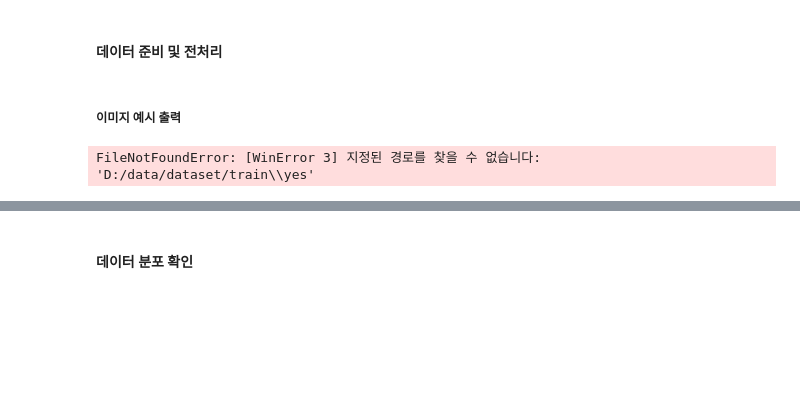
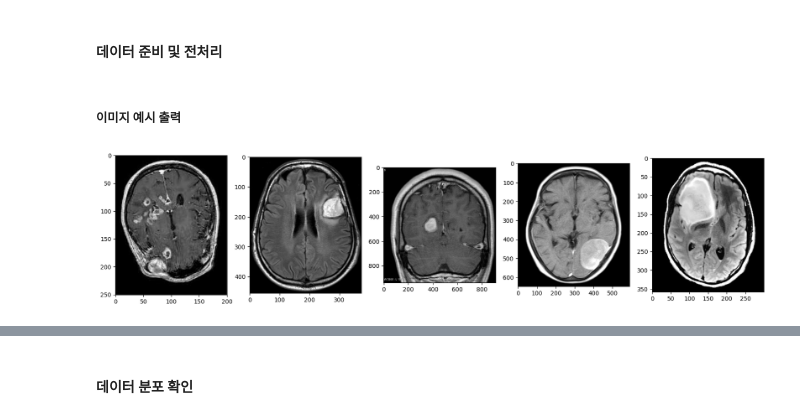
Before and after one commit to youngtruth/portfolio, a Jupyter notebook: brain_mri.ipynb, the cells around one changed output, grey strips where cells are left out. Drawn from its saved outputs; the diff is of its cells as text; code cells hidden in the pictures; blank space fills up the shorter version.

```diff
--- a/brain_mri.ipynb
+++ b/brain_mri.ipynb
@@ -17,19 +23,19 @@ root_dir = 'D:/data/dataset/'
 ##### 이미지 예시 출력
 # %%
 # Train data의 뇌종양 데이터 랜덤하게 5개 확인하기
-covid_train_path = os.path.join(root_dir, 'train', 'yes')
+mri_train_path = os.path.join(root_dir, 'train', 'yes')
 
-covid_files  = [os.path.join(covid_train_path, x) for x in os.listdir(covid_train_path)]
-covid_images = [cv2.imread(x) for x in random.sample(covid_files, 5)]
+mri_files  = [os.path.join(mri_train_path, x) for x in os.listdir(mri_train_path)]
+mri_images = [cv2.imread(x) for x in random.sample(mri_files, 5)]
 
 plt.figure(figsize=(20,10))
 columns = 5
-for i, image in enumerate(covid_images):
-    # plt.subplot(len(covid_images) / columns + 1, columns, i + 1)
-    plt.subplot(int(len(covid_images) / columns + 1), columns, i + 1)
+for i, image in enumerate(mri_images):
+    # plt.subplot(len(mri_images) / columns + 1, columns, i + 1)
+    plt.subplot(int(len(mri_images) / columns + 1), columns, i + 1)
 
     plt.imshow(image)
 # %% [output]
-FileNotFoundError: [WinError 3] 지정된 경로를 찾을 수 없습니다: 'D:/data/dataset/train\\yes'
+[figure, added]
 # %%
 # Train data의 정상 데이터 랜덤하게 5개 확인하기
```
Also changed, not shown: parts of 23 cells of this notebook.
